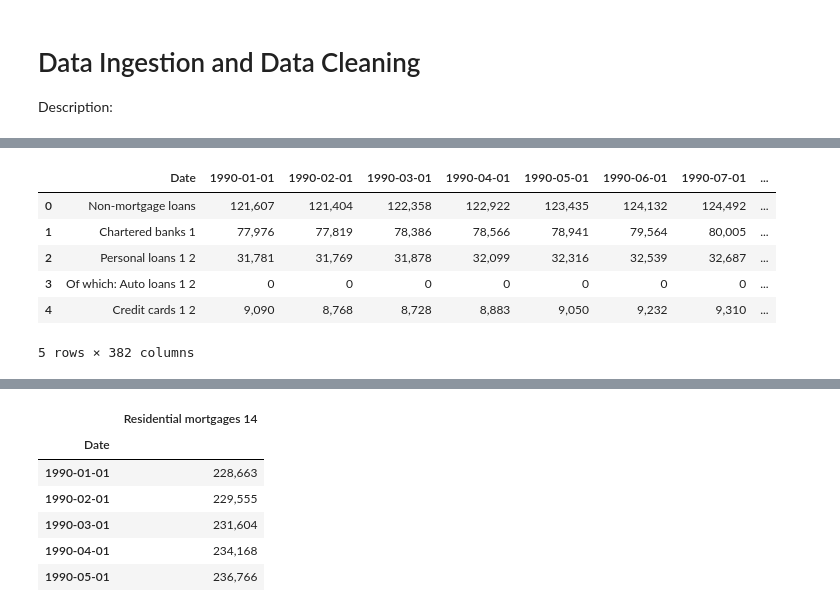
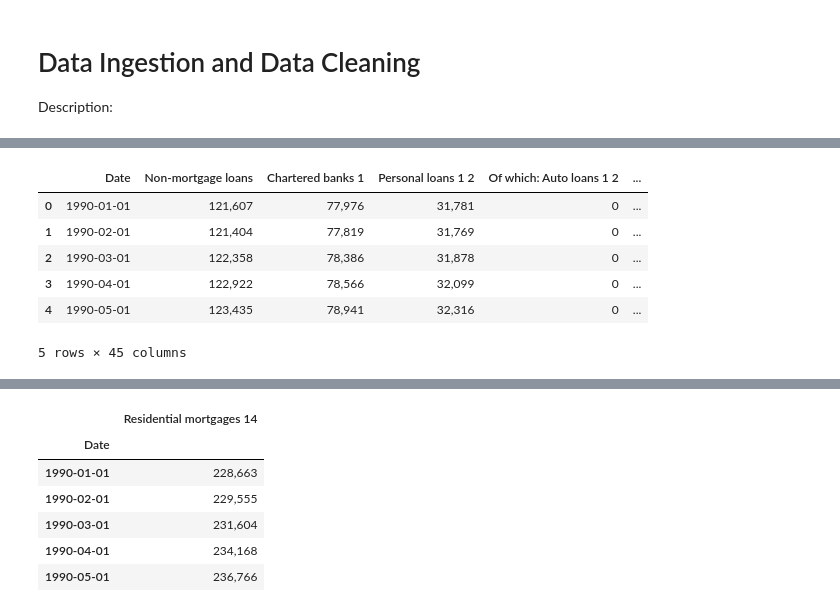
Before and after one commit to benjaminweymouth/Housing-Market-Forecasting-Time-Series-Analysis, a Jupyter notebook: Python Code/Qualitative_Multivariate Time Series.ipynb, the cells around one changed output, grey strips where cells are left out. Drawn from its saved outputs; the diff is of its cells as text; code cells hidden in the pictures.

```diff
--- a/Python Code/Qualitative_Multivariate Time Series.ipynb
+++ b/Python Code/Qualitative_Multivariate Time Series.ipynb
@@ -46,14 +46,14 @@ df_chartered_bank_i.resample('1Q').mean().tail()
 # %%
 # Data ingestion - reading the CSV in from Statistics Canada and the Bank of Canada
 # Credit liabilities of households.csv
 # Residential mortgages 9+
-df_Residential_mortgages = pd.read_csv('../Resources/Datasets/Credit liabilities of households.csv')
+df_Residential_mortgages = pd.read_csv('../Resources/Datasets/Credit liabilities of households date.csv')
 df_Residential_mortgages.head()
 # %% [output]
-|  | Date | 1990-01-01 | 1990-02-01 | 1990-03-01 | 1990-04-01 | 1990-05-01 | 1990-06-01 | 1990-07-01 | ... |
-| 0 | Non-mortgage loans | 121,607 | 121,404 | 122,358 | 122,922 | 123,435 | 124,132 | 124,492 | ... |
-| 1 | Chartered banks 1 | 77,976 | 77,819 | 78,386 | 78,566 | 78,941 | 79,564 | 80,005 | ... |
-| 2 | Personal loans 1 2 | 31,781 | 31,769 | 31,878 | 32,099 | 32,316 | 32,539 | 32,687 | ... |
-| 3 | Of which: Auto loans 1 2 | 0 | 0 | 0 | 0 | 0 | 0 | 0 | ... |
-| 4 | Credit cards 1 2 | 9,090 | 8,768 | 8,728 | 8,883 | 9,050 | 9,232 | 9,310 | ... |
+|  | Date | Non-mortgage loans | Chartered banks 1 | Personal loans 1 2 | Of which: Auto loans 1 2 | ... |
+| 0 | 1990-01-01 | 121,607 | 77,976 | 31,781 | 0 | ... |
+| 1 | 1990-02-01 | 121,404 | 77,819 | 31,769 | 0 | ... |
+| 2 | 1990-03-01 | 122,358 | 78,386 | 31,878 | 0 | ... |
+| 3 | 1990-04-01 | 122,922 | 78,566 | 32,099 | 0 | ... |
+| 4 | 1990-05-01 | 123,435 | 78,941 | 32,316 | 0 | ... |
-5 rows × 382 columns
+5 rows × 45 columns
```
Also changed, not shown: parts of 14 cells of this notebook, 1 other file.
